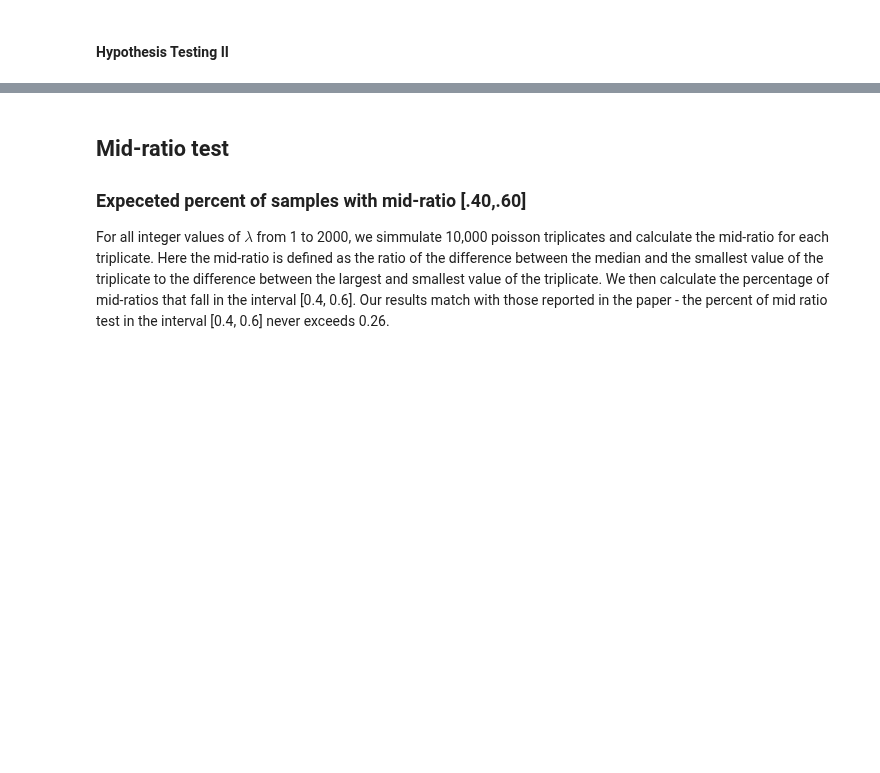
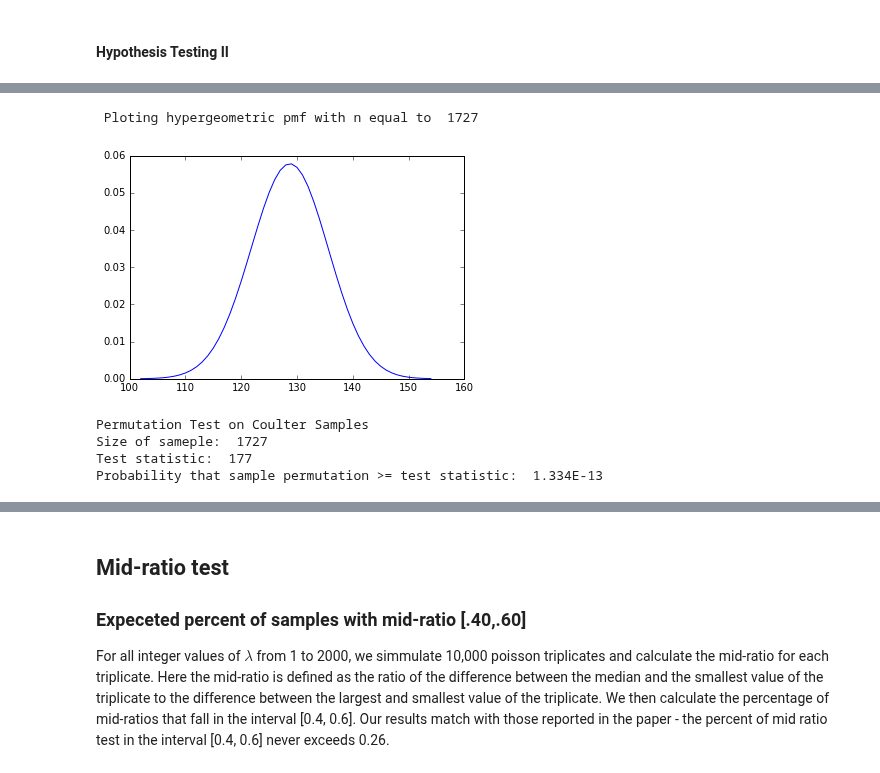
Before and after one commit to mads14/S215a-groupwork, a Jupyter notebook: science-open-research/OSR_Pitt_Hill.ipynb, the cells around one changed output, grey strips where cells are left out. Saved outputs shown, nothing was run; the diff lists cells and outputs as text; code cells hidden in the pictures; blank space fills up the shorter version.

```diff
--- a/science-open-research/OSR_Pitt_Hill.ipynb
+++ b/science-open-research/OSR_Pitt_Hill.ipynb
@@ -229,0 +196,16 @@ Probability that sampled permutation >= test statistic:  2.404E-43
+# %%
+# pmf of hypergeometric distribution for coulter samples
+test_result_theory = tri_perm_test_theoretical(coulter_samples_mean['contains_mean'], n_coulter, test_statistic_coulter)
+
+# print out key information as output
+print "Permutation Test on Coulter Samples"
+print "Size of sameple: ", n_coulter
+print "Test statistic: ", test_statistic_coulter
+print "Probability that sample permutation >= test statistic: ", format(test_result_theory, '1.3E')
+# %% [output]
+ Ploting hypergeometric pmf with n equal to  1727
+[figure, added]
+Permutation Test on Coulter Samples
+Size of sameple:  1727
+Test statistic:  177
+Probability that sample permutation >= test statistic:  1.334E-13
```
Also changed, not shown: parts of 44 cells of this notebook.
